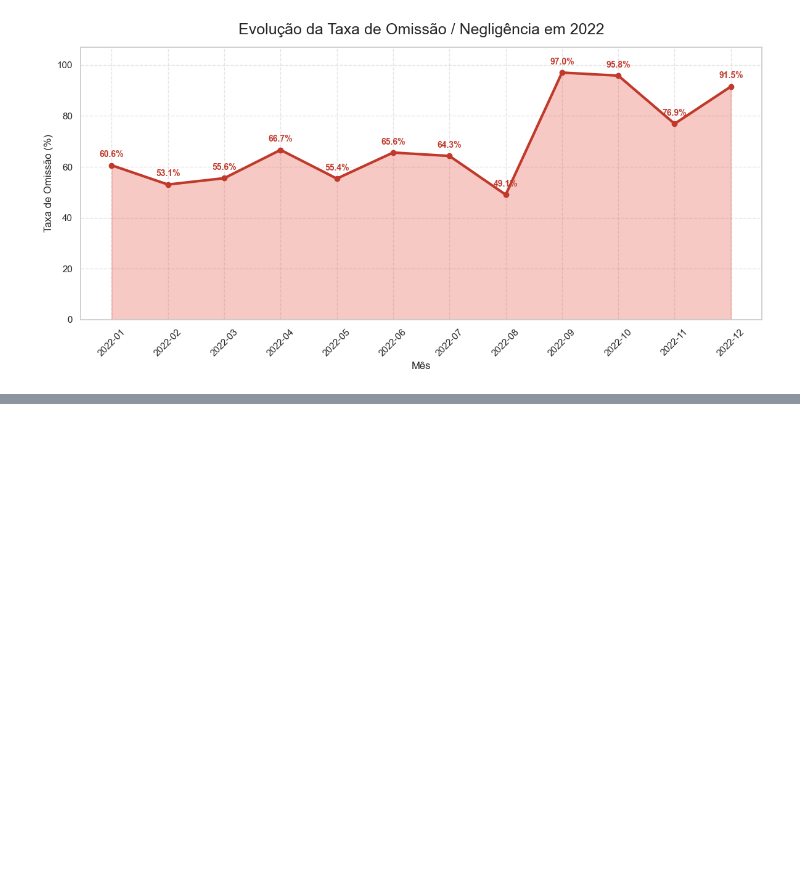
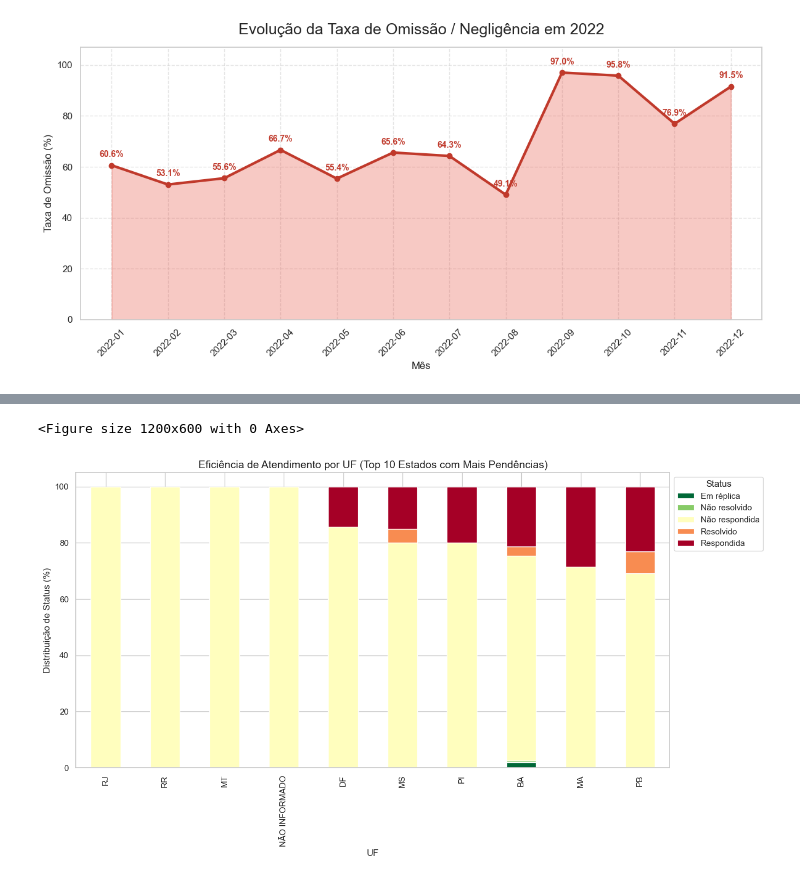
Before and after one commit to Rafilde/consultoria-analitica-hapvida, a Jupyter notebook: notebooks/02_analise_exploratoria.ipynb, the cells around one changed output, grey strips where cells are left out. Drawn from its saved outputs; the diff is of its cells as text; code cells hidden in the pictures; blank space fills up the shorter version.

Commit message:
cruzamento de dados

```diff
--- a/notebooks/02_analise_exploratoria.ipynb
+++ b/notebooks/02_analise_exploratoria.ipynb
@@ -149,0 +157,8 @@ else:
+# %%
+import pandas as pd
+import seaborn as sns
+import matplotlib.pyplot as plt
+
+df = pd.read_csv('../data/RECLAMEAQUI_HAPVIDA_LIMPO.csv')
+
+print(df[['UF', 'STATUS', 'TIPO_SERVICO', 'PROBLEMA']].head())
@@ -149,0 +186,12 @@ else:
+# %%
+print("--- 📊 TOP 5 PROBLEMAS MAIS COMUNS ---")
+print(df['PROBLEMA'].value_counts().head(5))
+
+print("\n--- 📍 VOLUME DE RECLAMAÇÕES POR UF (TOP 5) ---")
+print(df['UF'].value_counts().head(5))
+
+df['TAMANHO_RELATO'] = df['DESCRICAO'].astype(str).apply(len)
+media_caracteres = df.groupby('STATUS')['TAMANHO_RELATO'].mean().sort_values(ascending=False)
+
+print("\n--- ✍️ MÉDIA DE CARACTERES POR STATUS ---")
+print(media_caracteres)
@@ -149,0 +223,14 @@ else:
+# %%
+cruzamento_uf = pd.crosstab(df['UF'], df['STATUS'], normalize='index') * 100
+
+cruzamento_uf = cruzamento_uf.sort_values(by='Não respondida', ascending=False).head(10)
+
+plt.figure(figsize=(12, 6))
+cruzamento_uf.plot(kind='bar', stacked=True, figsize=(14, 7), colormap='RdYlGn_r')
+plt.title('Eficiência de Atendimento por UF (Top 10 Estados com Mais Pendências)', fontsize=14)
+plt.ylabel('Distribuição de Status (%)')
+plt.legend(title='Status', bbox_to_anchor=(1, 1))
+plt.show()
+# %% [output]
+<Figure size 1200x600 with 0 Axes>
+[figure, added]
```
Also changed, not shown: parts of 7 cells of this notebook.
